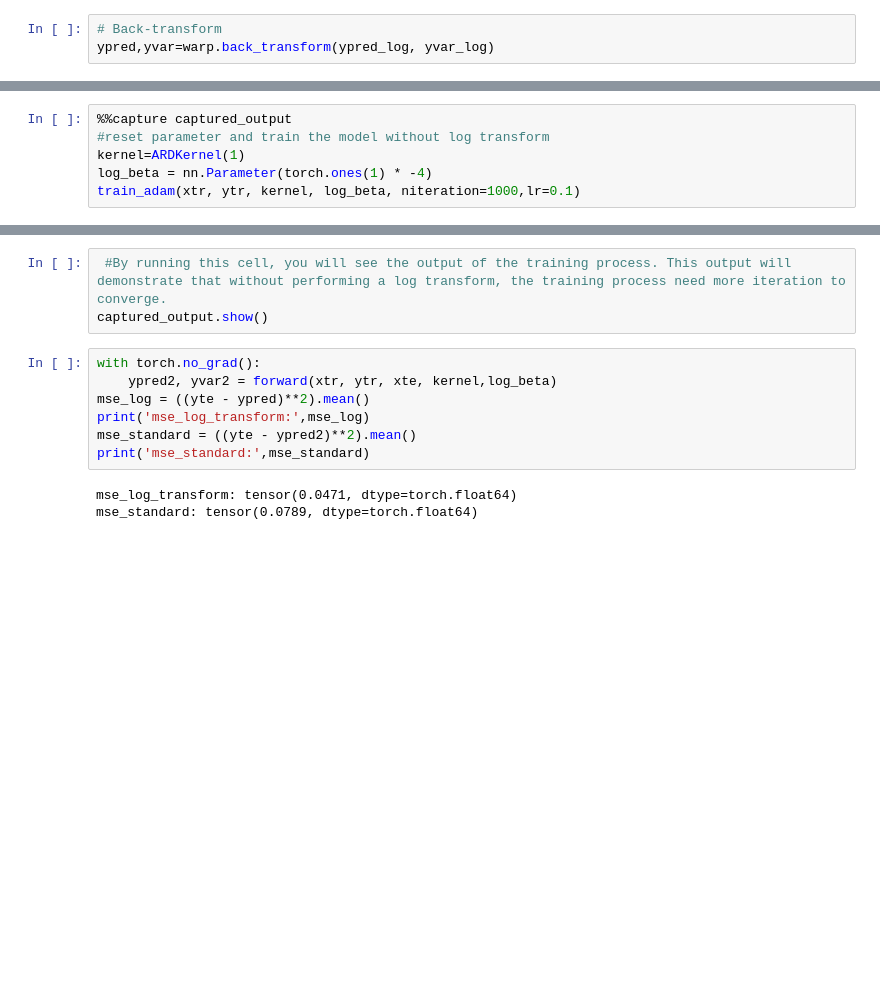
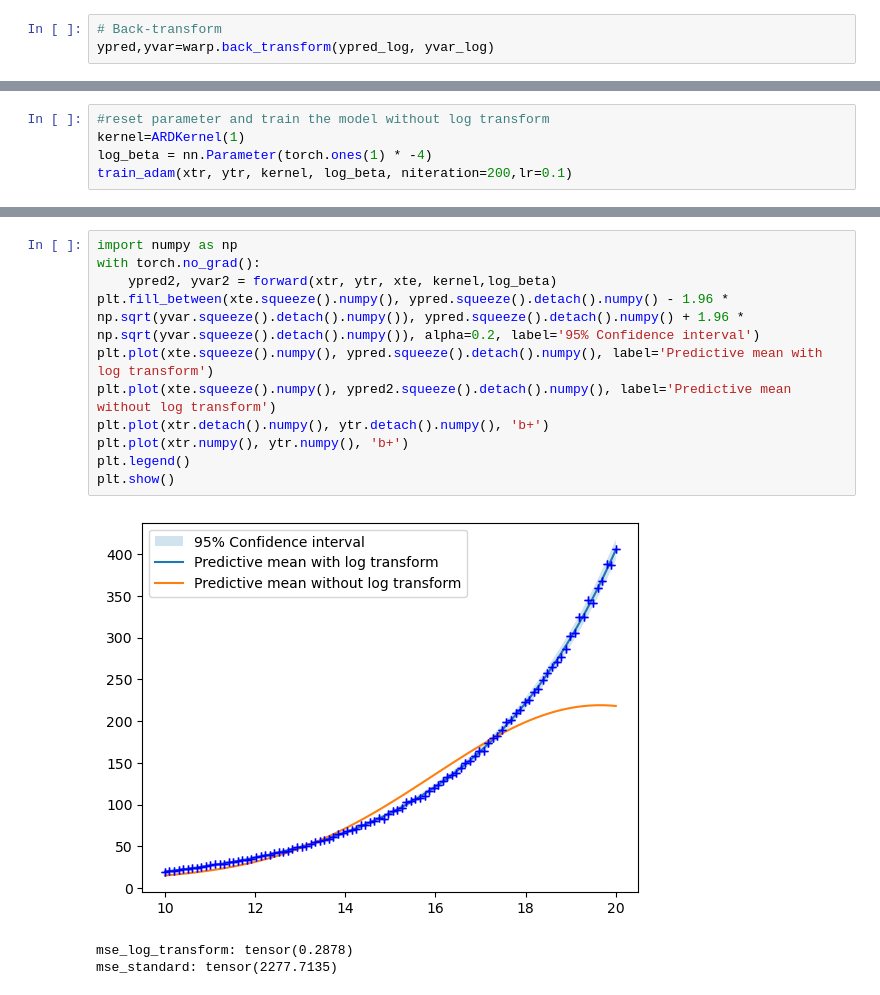
Before and after one commit to IceLab-X/MiniGP, a Jupyter notebook: GPmodels_Classic/03_logTransformGP.ipynb, the cells around one changed output, grey strips where cells are left out. Drawn from its saved outputs; the diff is of its cells as text; blank space fills up the shorter version.

```diff
--- a/GPmodels_Classic/03_logTransformGP.ipynb
+++ b/GPmodels_Classic/03_logTransformGP.ipynb
@@ -103,6 +119,5 @@ plt.show()
 # %%
-%%capture captured_output
 #reset parameter and train the model without log transform
 kernel=ARDKernel(1)
 log_beta = nn.Parameter(torch.ones(1) * -4)
-train_adam(xtr, ytr, kernel, log_beta, niteration=1000,lr=0.1)
+train_adam(xtr, ytr, kernel, log_beta, niteration=200,lr=0.1)
@@ -109,13 +145,15 @@ train_adam(xtr, ytr, kernel, log_beta, niteration=1000,lr=0.1)
-# %%
- #By running this cell, you will see the output of the training process. This output will demonstrate that without performing a log transform, the training process need more iteration to converge.
-captured_output.show()
-# %%
-with torch.no_grad():
-    ypred2, yvar2 = forward(xtr, ytr, xte, kernel,log_beta)
-mse_log = ((yte - ypred)**2).mean()
-print('mse_log_transform:',mse_log)
-mse_standard = ((yte - ypred2)**2).mean()
-print('mse_standard:',mse_standard)
-# %% [output]
-mse_log_transform: tensor(0.0471, dtype=torch.float64)
-mse_standard: tensor(0.0789, dtype=torch.float64)
+# %%
+import numpy as np
+with torch.no_grad():
+    ypred2, yvar2 = forward(xtr, ytr, xte, kernel,log_beta)
+plt.fill_between(xte.squeeze().numpy(), ypred.squeeze().detach().numpy() - 1.96 * np.sqrt(yvar.squeeze().detach().numpy()), ypred.squeeze().detach().numpy() + 1.96 * np.sqrt(yvar.squeeze().detach().numpy()), alpha=0.2, label='95% Confidence interval')
+plt.plot(xte.squeeze().numpy(), ypred.squeeze().detach().numpy(), label='Predictive mean with log transform')
+plt.plot(xte.squeeze().numpy(), ypred2.squeeze().detach().numpy(), label='Predictive mean without log transform')
+plt.plot(xtr.detach().numpy(), ytr.detach().numpy(), 'b+')
+plt.plot(xtr.numpy(), ytr.numpy(), 'b+')
+plt.legend()
+plt.show()
+# %% [output]
+[figure, added]
+mse_log_transform: tensor(0.2878)
+mse_standard: tensor(2277.7135)
```
Also changed, not shown: parts of 4 cells of this notebook, 8 other files.
